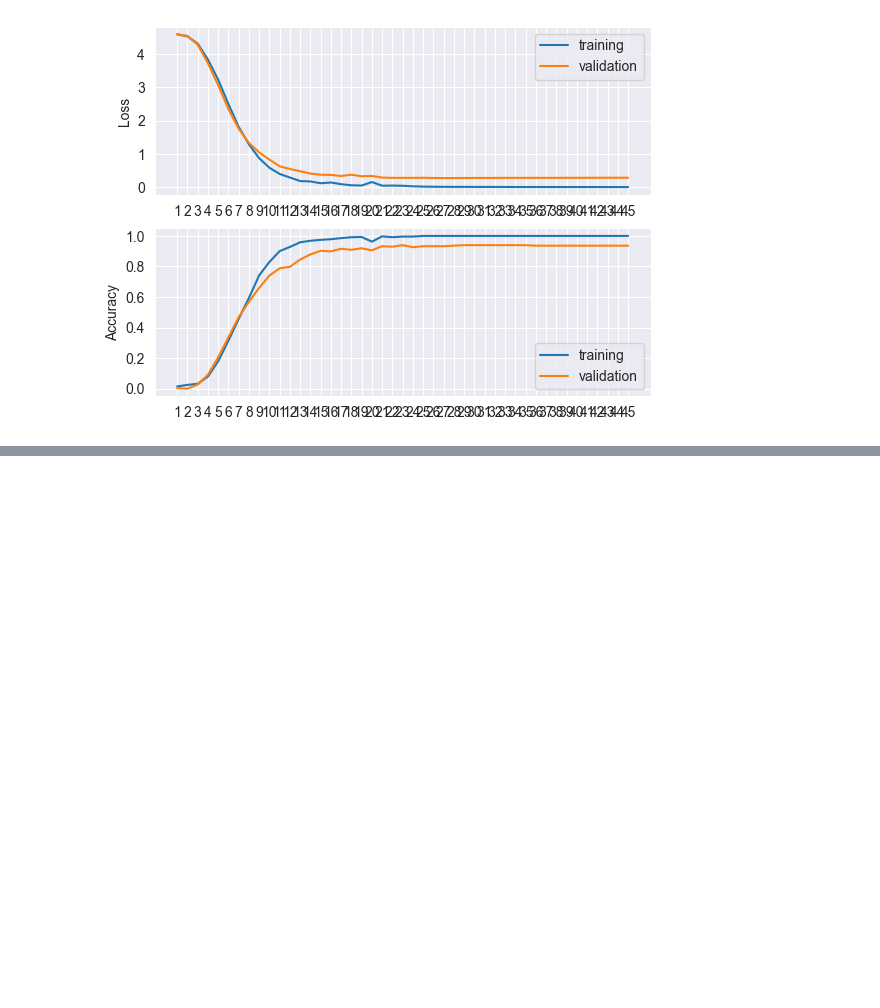
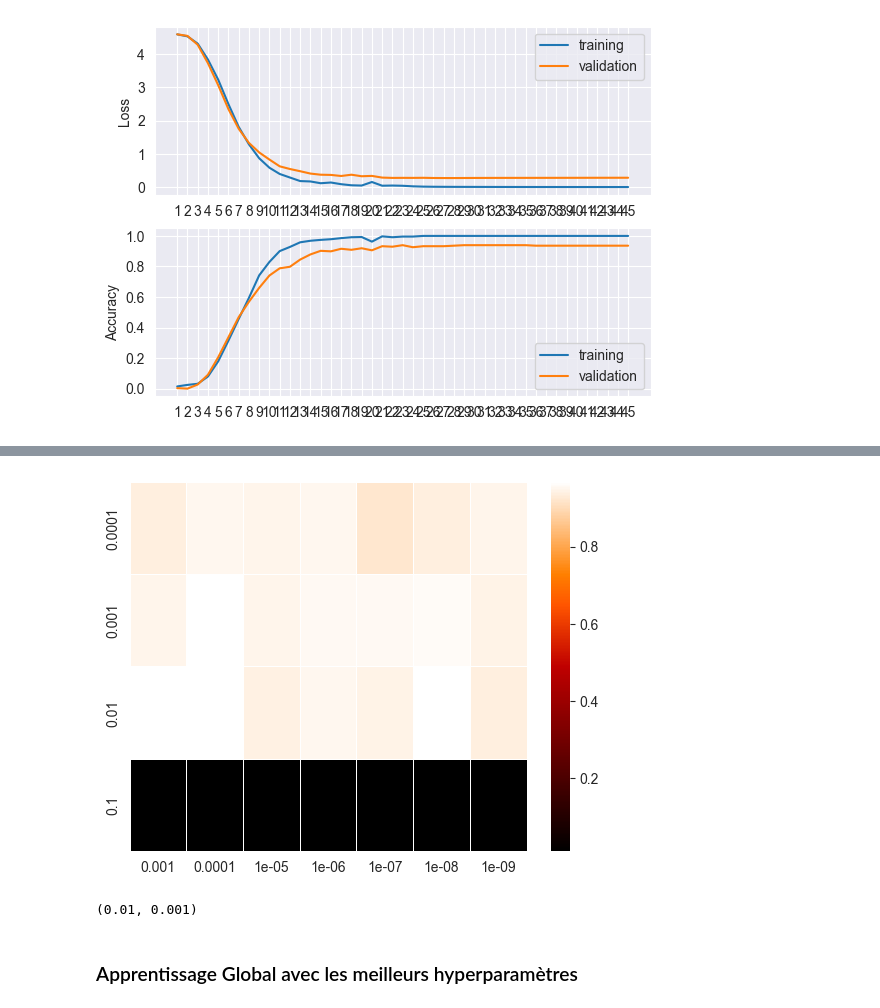
Before and after one commit to Alexandre-Leclercq/technique_apprentissage_projet, a Jupyter notebook: notebook/MLP_PyTorch.ipynb, the cells around one changed output, grey strips where cells are left out. Drawn from its saved outputs; the diff is of its cells as text; code cells hidden in the pictures; blank space fills up the shorter version.

```diff
--- a/notebook/MLP_PyTorch.ipynb
+++ b/notebook/MLP_PyTorch.ipynb
@@ -278,0 +313,2 @@ plot_training(loss_train, accuracy_train, loss_test, accuracy_test)
+# %%
+best_params, accuracy_historic = model.k_fold_cross_validation(X_train, t_train)
@@ -278,0 +333,12 @@ plot_training(loss_train, accuracy_train, loss_test, accuracy_test)
+# %%
+ax = sns.heatmap(accuracy_historic, linewidths=0.5, cmap='gist_heat',
+                 xticklabels=[1e-3, 1e-4, 1e-5, 1e-6, 1e-7, 1e-8, 1e-9],
+                 yticklabels=[1e-4, 1e-3, 1e-2, 1e-1])
+# %% [output]
+[figure, added]
+# %%
+best_params
+# %% [output]
+(0.01, 0.001)
+# %% [markdown]
+### Apprentissage Global avec les meilleurs hyperparamètres
```
Also changed, not shown: parts of 9 cells of this notebook.
